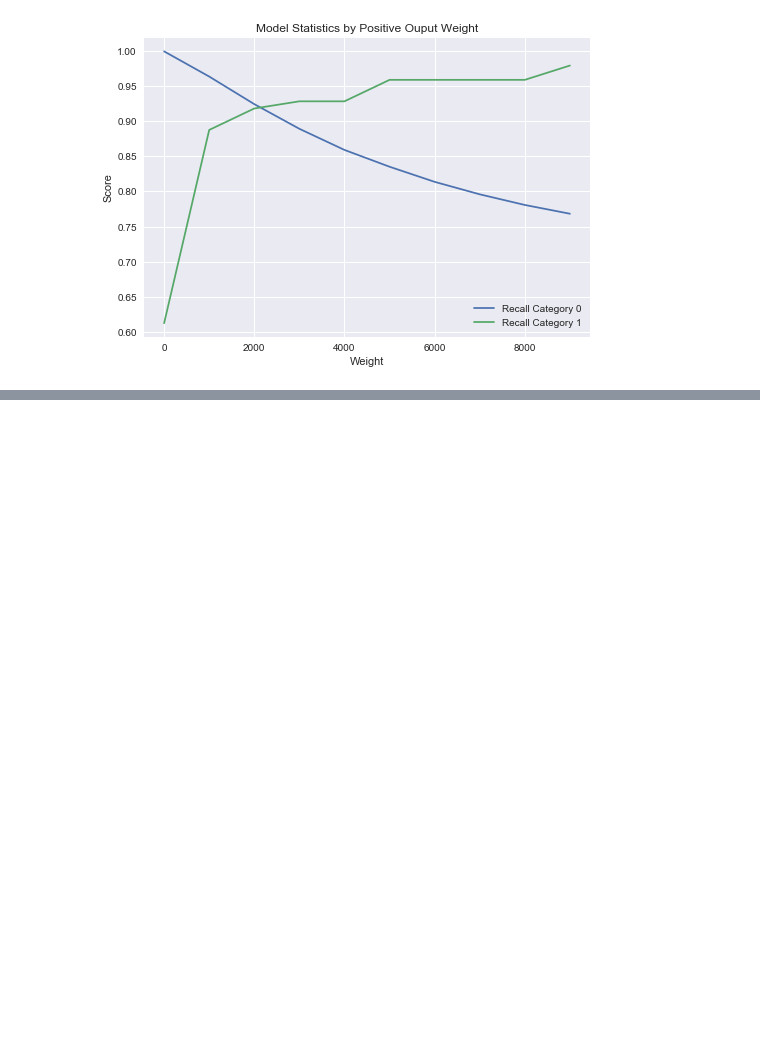
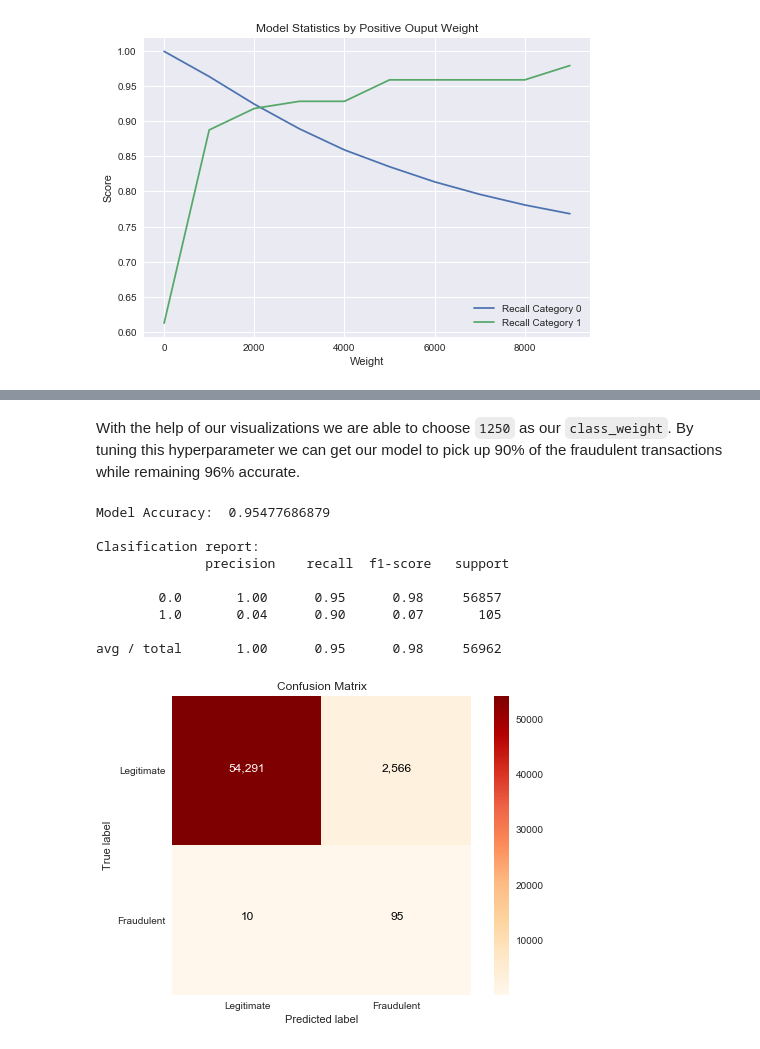
Before and after one commit to racanellij/word_embeddings, a Jupyter notebook: credit_card_fraud.ipynb, the cells around one changed output, grey strips where cells are left out. Saved outputs shown, nothing was run; the diff lists cells and outputs as text; code cells hidden in the pictures; blank space fills up the shorter version.

```diff
--- a/credit_card_fraud.ipynb
+++ b/credit_card_fraud.ipynb
@@ -696,0 +235,20 @@ avg / total       1.00      1.00      1.00     56962
+# %% [markdown]
+With the help of our visualizations we are able to choose `1250` as our `class_weight`. By tuning this hyperparameter we can get our model to pick up 90% of the fraudulent transactions while remaining 96% accurate.
+# %%
+logreg = LogisticRegression(class_weight = {0:1.,1:1250})
+lr = logreg.fit(X_tr,Y_tr)
+predictions = lr.predict(X_te)
+print("Model Accuracy: " ,(predictions == Y_te).mean())
+plot_confusion_matrix(Y_te,predictions,['Legitimate','Fraudulent']).show()
+plt.close()
+# %% [output]
+Model Accuracy:  0.95477686879
+
+Clasification report:
+              precision    recall  f1-score   support
+
+        0.0       1.00      0.95      0.98     56857
+        1.0       0.04      0.90      0.07       105
+
+avg / total       1.00      0.95      0.98     56962
+[figure, added]
```
Also changed, not shown: parts of 85 cells of this notebook, 1 other file.
